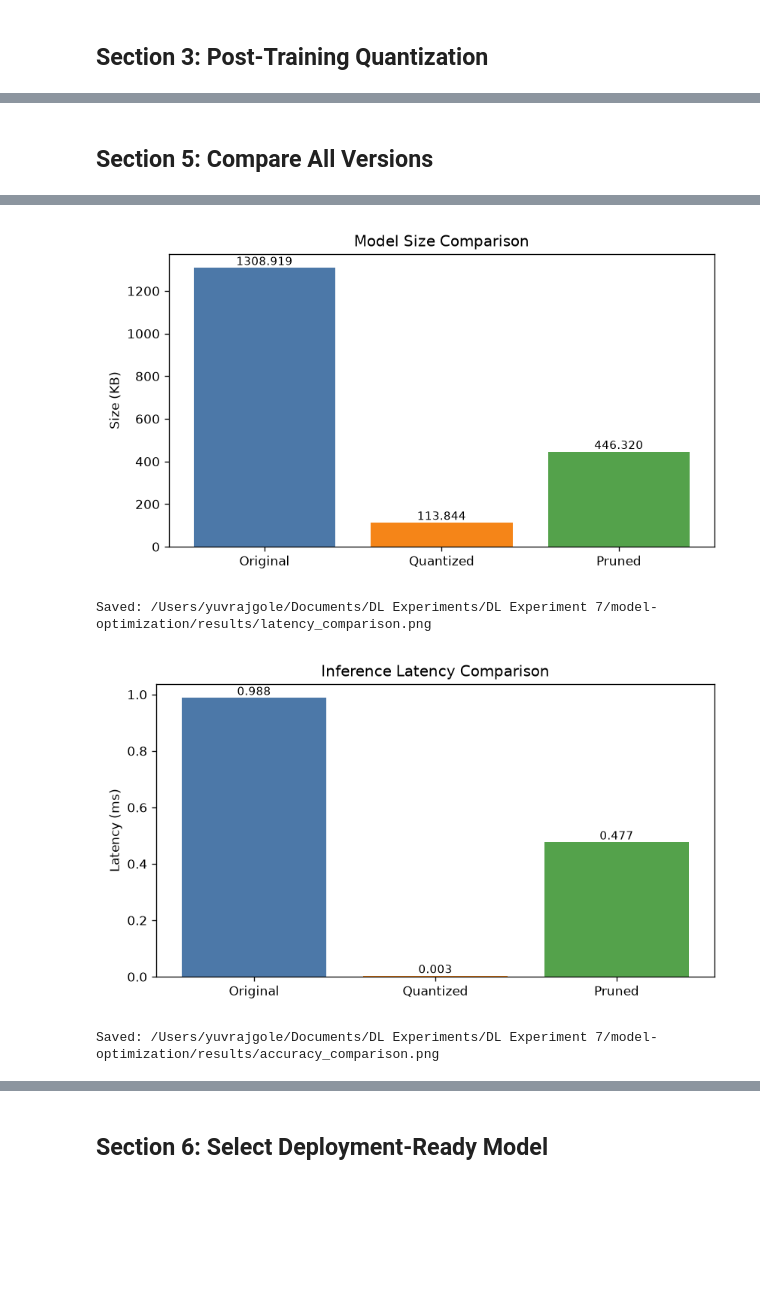
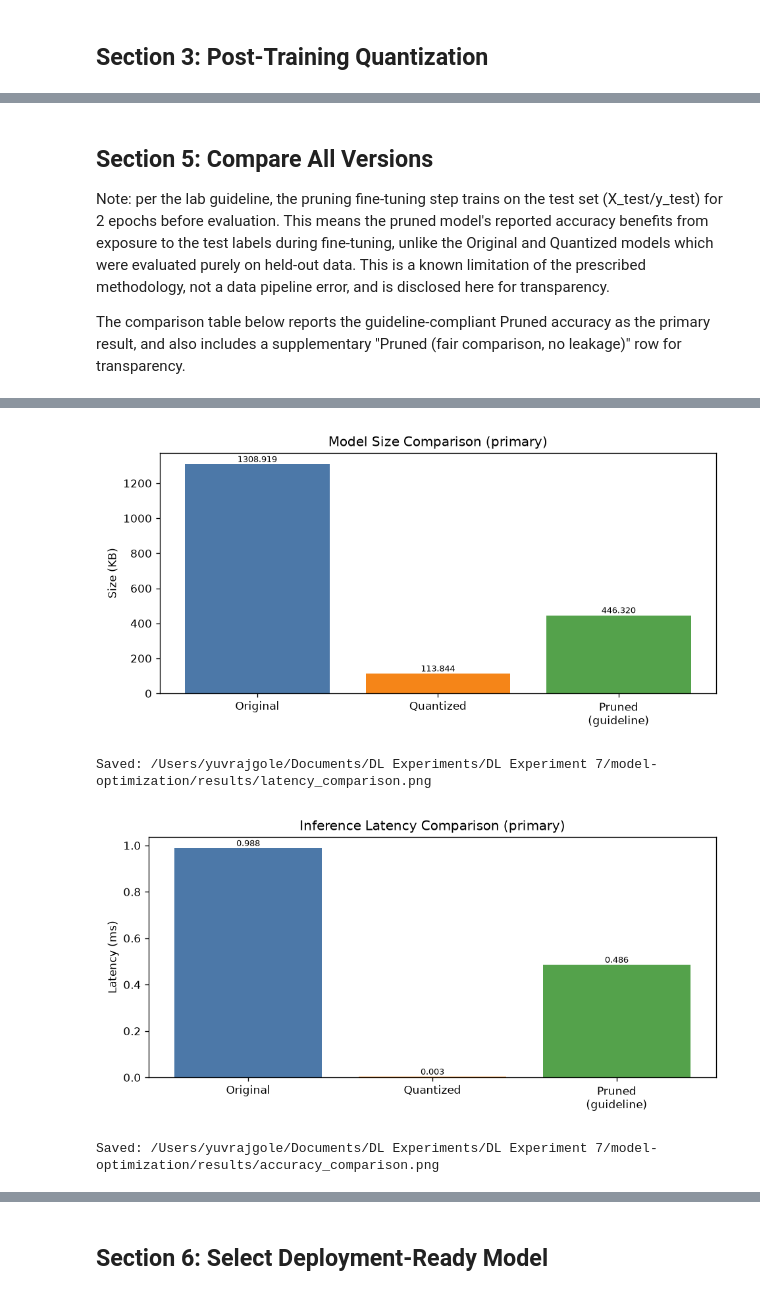
Before and after one commit to yuvraj20gole/DL-Experiments, a Jupyter notebook: DL Experiment 7/model-optimization/notebooks/01_model_optimization.ipynb, the cells around one changed output, grey strips where cells are left out. Cells and saved outputs as stored; diff of their text form; code cells hidden in the pictures; blank space fills up the shorter version.

Commit message:
Disclose prune test leakage and add fair supplementary pruned accuracy (Exp 7)
Co-authored-by: Cursor <cursoragent@cursor.com>

```diff
--- a/DL Experiment 7/model-optimization/notebooks/01_model_optimization.ipynb
+++ b/DL Experiment 7/model-optimization/notebooks/01_model_optimization.ipynb
@@ -43,8 +43,10 @@ baseline_model = keras.models.load_model(baseline_path)
 print(f"Loaded: {baseline_path}")
 baseline_model.summary()
 
-(_, _), (X_test, y_test) = mnist.load_data()
+(X_train_full, y_train_full), (X_test, y_test) = mnist.load_data()
+X_train_full = X_train_full.reshape(-1, 784).astype("float32") / 255.0
 X_test = X_test.reshape(-1, 784).astype("float32") / 255.0
+print("X_train_full shape:", X_train_full.shape, "y_train_full shape:", y_train_full.shape)
 print("X_test shape:", X_test.shape, "y_test shape:", y_test.shape)
 # %% [output]
 Loaded: /Users/yuvrajgole/Documents/DL Experiments/DL Experiment 7/model-optimization/models/baseline_ann.keras
@@ -317,33 +388,66 @@ Pruned latency (ms): 0.4768
 # %% [markdown]
 ## Section 5: Compare All Versions
+
+Note: per the lab guideline, the pruning fine-tuning step trains on the test set (X_test/y_test) for 2 epochs before evaluation. This means the pruned model's reported accuracy benefits from exposure to the test labels during fine-tuning, unlike the Original and Quantized models which were evaluated purely on held-out data. This is a known limitation of the prescribed methodology, not a data pipeline error, and is disclosed here for transparency.
+
+The comparison table below reports the guideline-compliant Pruned accuracy as the primary result, and also includes a supplementary "Pruned (fair comparison, no leakage)" row for transparency.
 # %%
 from IPython.display import Image, display
 
+# Primary rows follow the lab guideline; fair pruned row is supplementary only.
 comparison = pd.DataFrame({
-    "Model Version": ["Original", "Quantized (TFLite)", "Pruned"],
-    "Size (KB)": [baseline_size_kb, quantized_size_kb, pruned_size_kb],
-    "Accuracy": [baseline_accuracy, quantized_accuracy, pruned_accuracy],
-    "Latency (ms)": [baseline_latency_ms, quantized_latency_ms, pruned_latency_ms],
+    "Model Version": [
+        "Original",
+        "Quantized (TFLite)",
+        "Pruned (guideline methodology)",
+        "Pruned (fair comparison, no leakage)",
+    ],
+    "Size (KB)": [
+        baseline_size_kb,
+        quantized_size_kb,
+        pruned_size_kb,
+        pruned_fair_size_kb,
+    ],
+    "Accuracy": [
+        baseline_accuracy,
+        quantized_accuracy,
+        pruned_accuracy,
+        pruned_accuracy_fair,
+    ],
+    "Latency (ms)": [
+        baseline_latency_ms,
+        quantized_latency_ms,
+        pruned_latency_ms,
+        pruned_fair_latency_ms,
+    ],
+    "Notes": [
+        "Held-out test eval",
+        "Held-out test eval",
+        "PRIMARY — fine-tuned on X_test (guideline)",
+        "SUPPLEMENTARY — fine-tuned on 10% of X_train",
+    ],
 })
 
 csv_path = results_dir / "optimization_comparison.csv"
 comparison.to_csv(csv_path, index=False)
 print(comparison.to_string(index=False))
 print(f"\nSaved: {csv_path}")
+print(f"\nPruned accuracy (per guideline methodology): {pruned_accuracy:.4f}")
+print(f"Pruned accuracy (fair comparison, no leakage): {pruned_accuracy_fair:.4f}")
 
 quant_size_reduction = (baseline_size_kb - quantized_size_kb) / baseline_size_kb * 100
 pruned_size_reduction = (baseline_size_kb - pruned_size_kb) / baseline_size_kb * 100
 print(f"\nQuantized size reduction vs baseline: {quant_size_reduction:.2f}%")
-print(f"Pruned size reduction vs baseline: {pruned_size_reduction:.2f}%")
+print(f"Pruned size reduction vs baseline (guideline artifact): {pruned_size_reduction:.2f}%")
 
 def save_bar(values, labels, title, ylabel, out_name, colors):
-    fig, ax = plt.subplots(figsize=(7, 4))
+    fig, ax = plt.subplots(figsize=(8, 4))
     bars = ax.bar(labels, values, color=colors)
     ax.set_title(title)
     ax.set_ylabel(ylabel)
     for b, v in zip(bars, values):
         ax.text(b.get_x() + b.get_width() / 2, b.get_height(), f"{v:.3f}",
-                ha="center", va="bottom", fontsize=9)
+                ha="center", va="bottom", fontsize=8)
     fig.tight_layout()
     path = results_dir / out_name
     fig.savefig(path, dpi=120)
@@ -351,22 +455,25 @@ def save_bar(values, labels, title, ylabel, out_name, colors):
     print(f"Saved: {path}")
     display(Image(filename=str(path)))
 
-labels = ["Original", "Quantized", "Pruned"]
-colors = ["#4C78A8", "#F58518", "#54A24B"]
+# Primary 3-way bars (guideline pruned), plus accuracy bar that also shows fair pruned
+labels_primary = ["Original", "Quantized", "Pruned\n(guideline)"]
+colors_primary = ["#4C78A8", "#F58518", "#54A24B"]
 
 save_bar(
     [baseline_size_kb, quantized_size_kb, pruned_size_kb],
-    labels, "Model Size Comparison", "Size (KB)",
-    "size_comparison.png", colors,
+    labels_primary, "Model Size Comparison (primary)", "Size (KB)",
+    "size_comparison.png", colors_primary,
 )
 save_bar(
     [baseline_latency_ms, quantized_latency_ms, pruned_latency_ms],
-    labels, "Inference Latency Comparison", "Latency (ms)",
-    "latency_comparison.png", colors,
+    labels_primary, "Inference Latency Comparison (primary)", "Latency (ms)",
+    "latency_comparison.png", colors_primary,
 )
 save_bar(
-    [baseline_accuracy, quantized_accuracy, pruned_accuracy],
-    labels, "Accuracy Comparison", "Accuracy",
-    "accuracy_comparison.png", colors,
+    [baseline_accuracy, quantized_accuracy, pruned_accuracy, pruned_accuracy_fair],
+    ["Original", "Quantized", "Pruned\n(guideline)", "Pruned\n(fair)"],
+    "Accuracy Comparison (guideline + fair supplementary)", "Accuracy",
+    "accuracy_comparison.png",
+    ["#4C78A8", "#F58518", "#54A24B", "#B279A2"],
 )
 # %% [output]
@@ -382,5 +493,5 @@ Pruned size reduction vs baseline: 65.90%
 Saved: /Users/yuvrajgole/Documents/DL Experiments/DL Experiment 7/model-optimization/results/size_comparison.png
-[figure, old version]
+[figure, new version]
 Saved: /Users/yuvrajgole/Documents/DL Experiments/DL Experiment 7/model-optimization/results/latency_comparison.png
-[figure, old version]
+[figure, new version]
 Saved: /Users/yuvrajgole/Documents/DL Experiments/DL Experiment 7/model-optimization/results/accuracy_comparison.png
```
Also changed, not shown: parts of 9 cells of this notebook, 4 other files.
